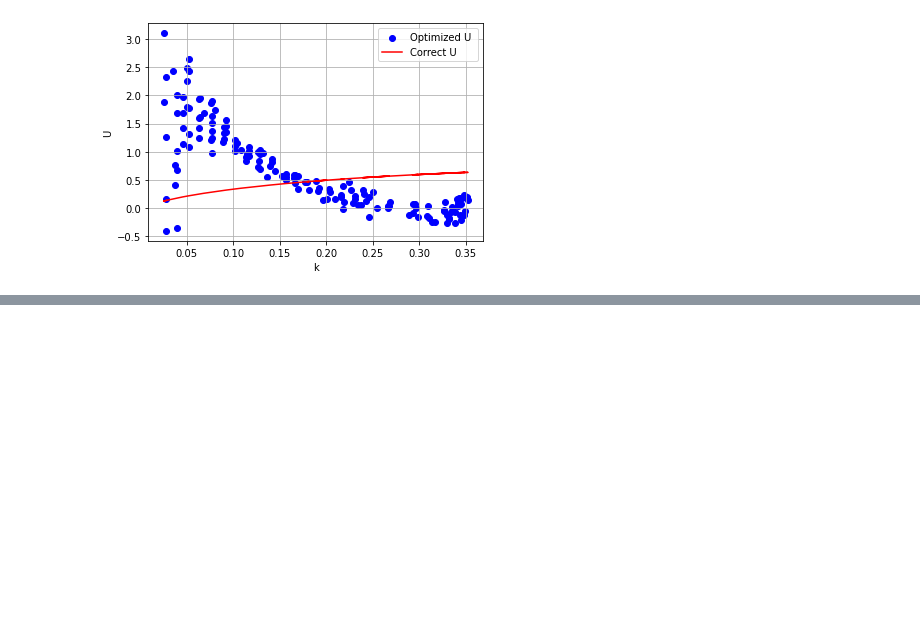
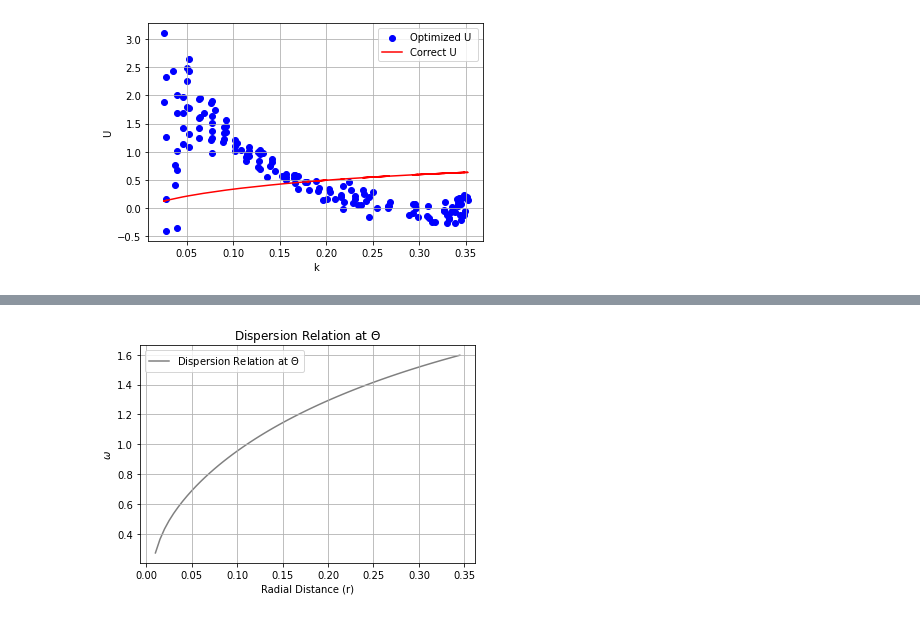
Before and after one commit to joeyanderson1/4th-Year-Thesis, a Jupyter notebook: New PCS Method.ipynb, the cells around one changed output, grey strips where cells are left out. Saved outputs shown, nothing was run; the diff lists cells and outputs as text; code cells hidden in the pictures; blank space fills up the shorter version.

```diff
--- a/New PCS Method.ipynb
+++ b/New PCS Method.ipynb
@@ -676,0 +842,4 @@ FFT_spec = spec3d.spectrum()
+# %%
+kx, ky, disp_r_pi, disp_ww_for_theta_pi = plot_disp_surf_at_angle(np.pi, h = 100, z=z, U=U, psi = 0)
+# %% [output]
+[figure, added]
```
Also changed, not shown: parts of 53 cells of this notebook.
